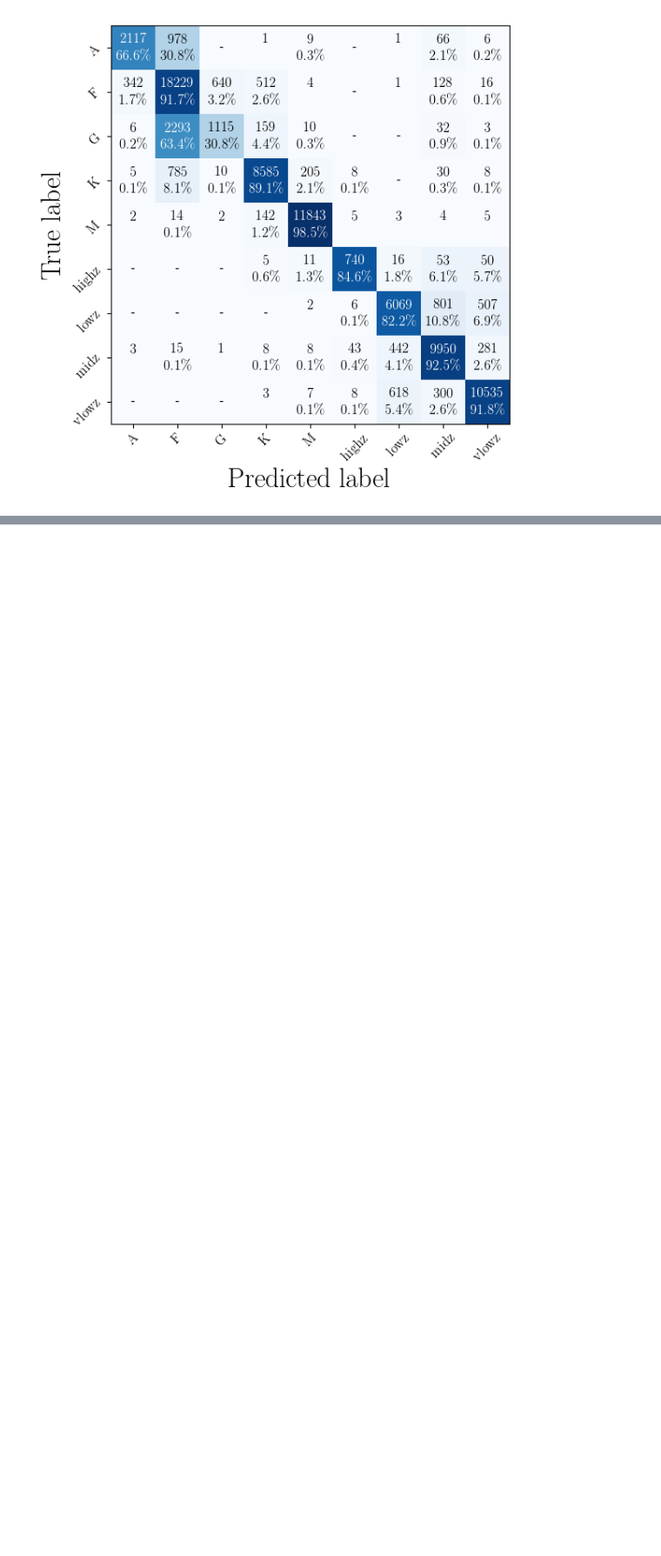
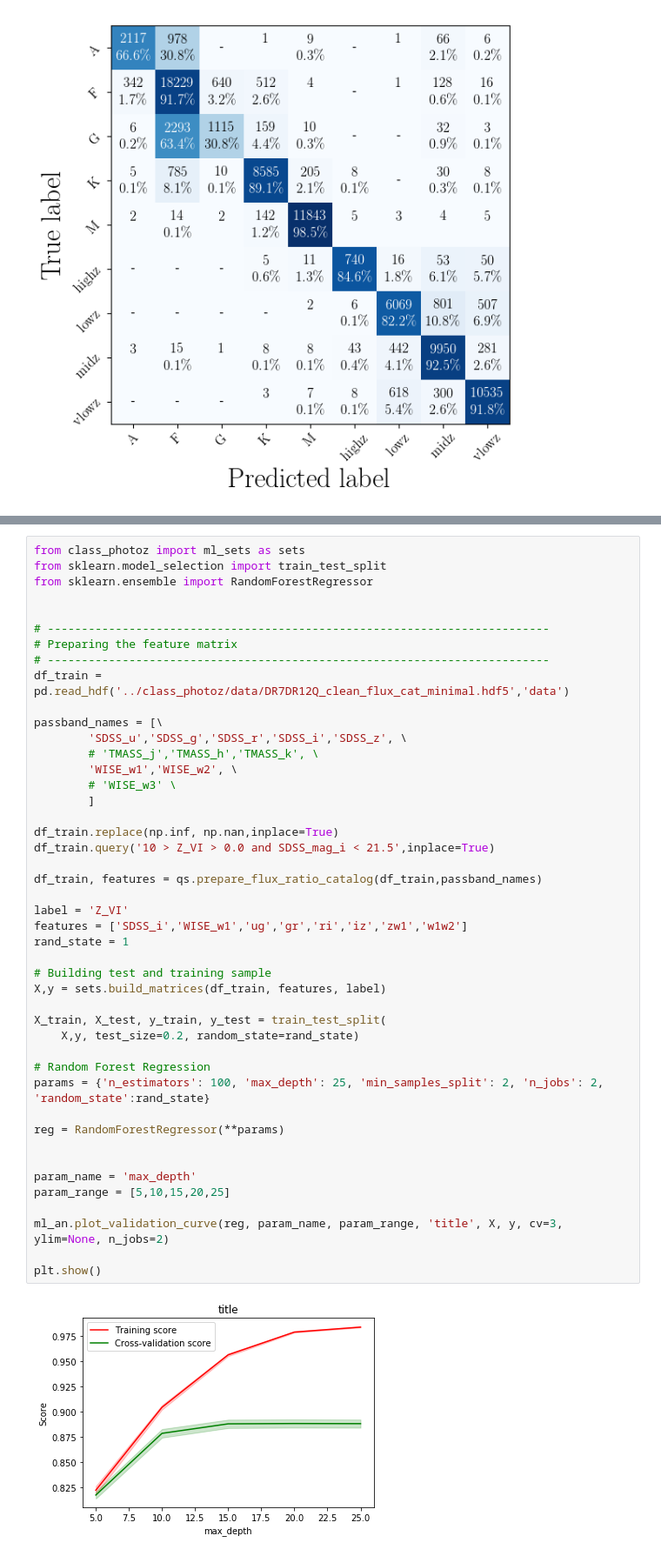
Before and after one commit to jtschindler/qso_class_photoz, a Jupyter notebook: examples/Random Forest Classification and Regression Example.ipynb, the cells around one changed output, grey strips where cells are left out. Shown: that part at 87% size. Cells and saved outputs as stored; diff of their text form; blank space fills up the shorter version.

Commit message:
updated example notebook and revived roc, validation and learning curve plots

```diff
--- a/examples/Random Forest Classification and Regression Example.ipynb
+++ b/examples/Random Forest Classification and Regression Example.ipynb
@@ -153,0 +175,47 @@ w1w2: 0.0919288673056
+# %%
+from class_photoz import ml_sets as sets
+from sklearn.model_selection import train_test_split
+from sklearn.ensemble import RandomForestRegressor
+
+
+# --------------------------------------------------------------------------
+# Preparing the feature matrix
+# --------------------------------------------------------------------------
+df_train = pd.read_hdf('../class_photoz/data/DR7DR12Q_clean_flux_cat_minimal.hdf5','data')
+
+passband_names = [\
+        'SDSS_u','SDSS_g','SDSS_r','SDSS_i','SDSS_z', \
+        # 'TMASS_j','TMASS_h','TMASS_k', \
+        'WISE_w1','WISE_w2', \
+        # 'WISE_w3' \
+        ]
+
+df_train.replace(np.inf, np.nan,inplace=True)
+df_train.query('10 > Z_VI > 0.0 and SDSS_mag_i < 21.5',inplace=True)
+
+df_train, features = qs.prepare_flux_ratio_catalog(df_train,passband_names)
+
+label = 'Z_VI'
+features = ['SDSS_i','WISE_w1','ug','gr','ri','iz','zw1','w1w2']
+rand_state = 1
+
+# Building test and training sample
+X,y = sets.build_matrices(df_train, features, label)
+
+X_train, X_test, y_train, y_test = train_test_split(
+    X,y, test_size=0.2, random_state=rand_state)
+
+# Random Forest Regression
+params = {'n_estimators': 100, 'max_depth': 25, 'min_samples_split': 2, 'n_jobs': 2, 'random_state':rand_state}
+
+reg = RandomForestRegressor(**params)
+
+
+param_name = 'max_depth'
+param_range = [5,10,15,20,25]
+
+ml_an.plot_validation_curve(reg, param_name, param_range, 'title', X, y, cv=3, ylim=None, n_jobs=2)
+
+plt.show()
+# %% [output]
+[figure, added]
```
Also changed, not shown: parts of 14 cells of this notebook, 3 other files.
